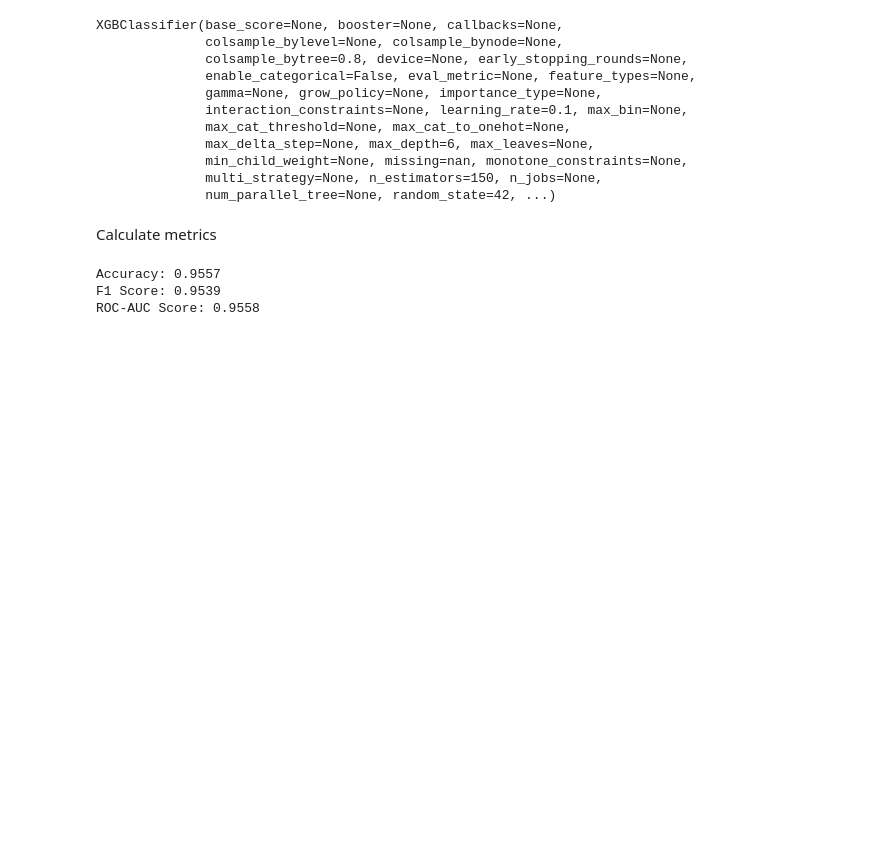
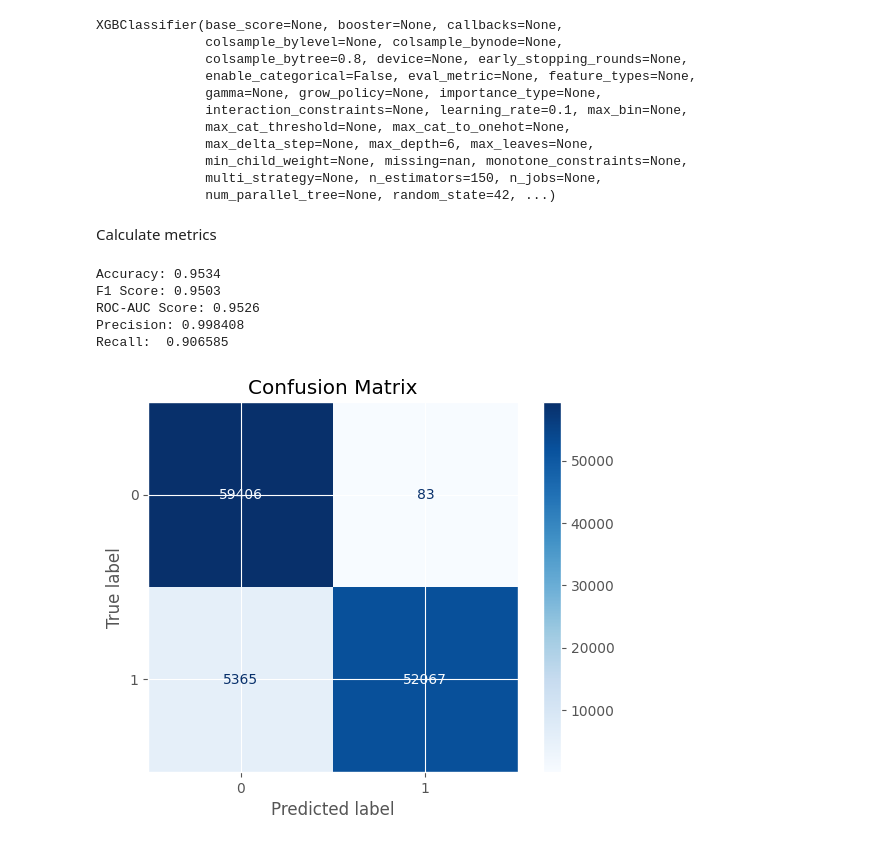
Before and after one commit to mohameedamrr/loan-defaulter-prediction, a Jupyter notebook: Final Notebooks/XGBoost.ipynb, the cells around one changed output. Drawn from its saved outputs; the diff is of its cells as text; code cells hidden in the pictures; blank space fills up the shorter version.

```diff
--- a/Final Notebooks/XGBoost.ipynb
+++ b/Final Notebooks/XGBoost.ipynb
@@ -12,7 +12,7 @@ pd.set_option('display.max_columns', 200) # So we can see all columns
 pd.set_option('display.max_rows',200)
 import utility_functions
 # %%
-df = pd.read_csv("D:/Banque Misr Internship/Loan Datasets/final_dataset.csv")
+df = pd.read_csv("D:/Banque Misr Internship/Loan Datasets/imputed_dataset.csv")
 # %%
 import importlib
 importlib.reload(utility_functions)
@@ -83,6 +82,19 @@ Calculate metrics
 # %%
 utility_functions.calculate_metrics(y_val,y_pred_val)
 # %% [output]
-Accuracy: 0.9557
-F1 Score: 0.9539
-ROC-AUC Score: 0.9558
+Accuracy: 0.9534
+F1 Score: 0.9503
+ROC-AUC Score: 0.9526
+Precision: 0.998408
+Recall:  0.906585
+# %%
+# Calculate the confusion matrix
+cm = confusion_matrix(y_val, y_pred_val)
+
+# Plot the confusion matrix
+disp = ConfusionMatrixDisplay(confusion_matrix=cm, display_labels=xgb_model.classes_)
+disp.plot(cmap=plt.cm.Blues)
+plt.title("Confusion Matrix")
+plt.show()
+# %% [output]
+[figure, added]
```
Also changed, not shown: parts of 1 cell of this notebook, 4 other files.
